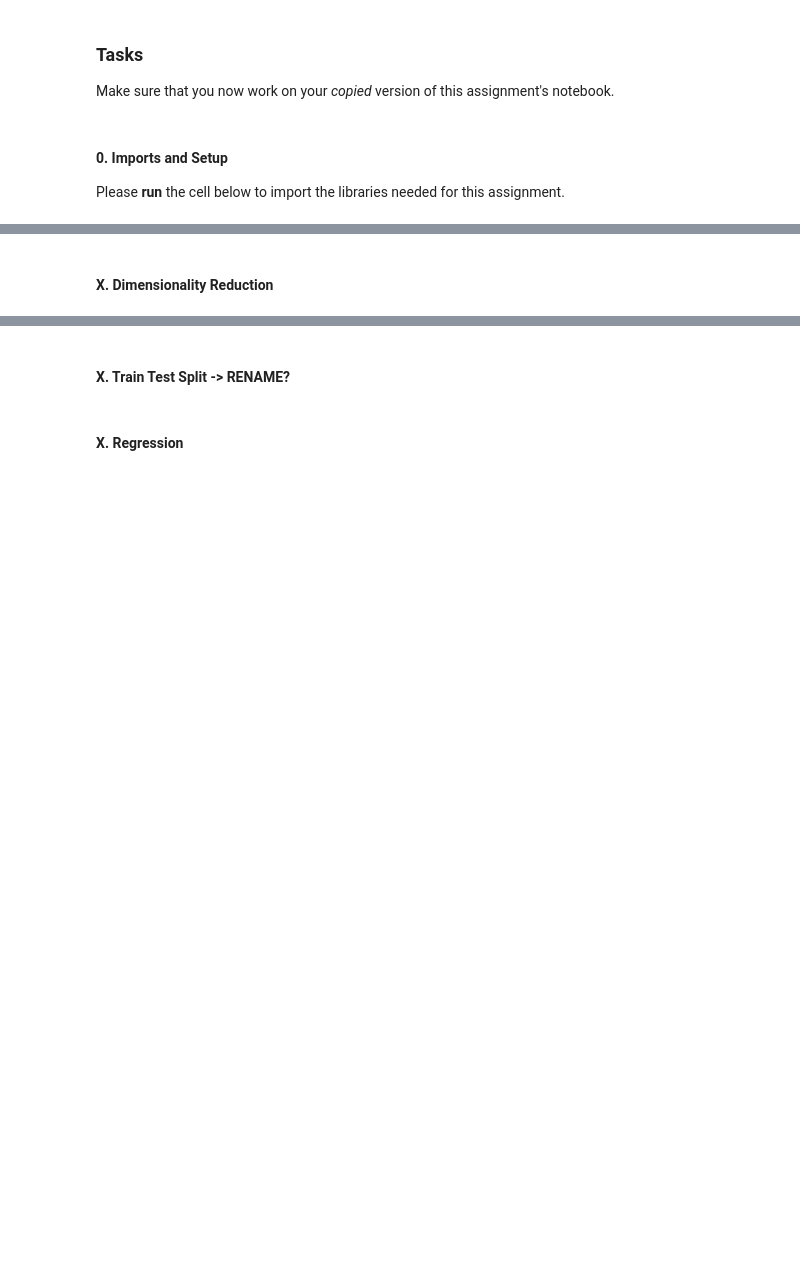
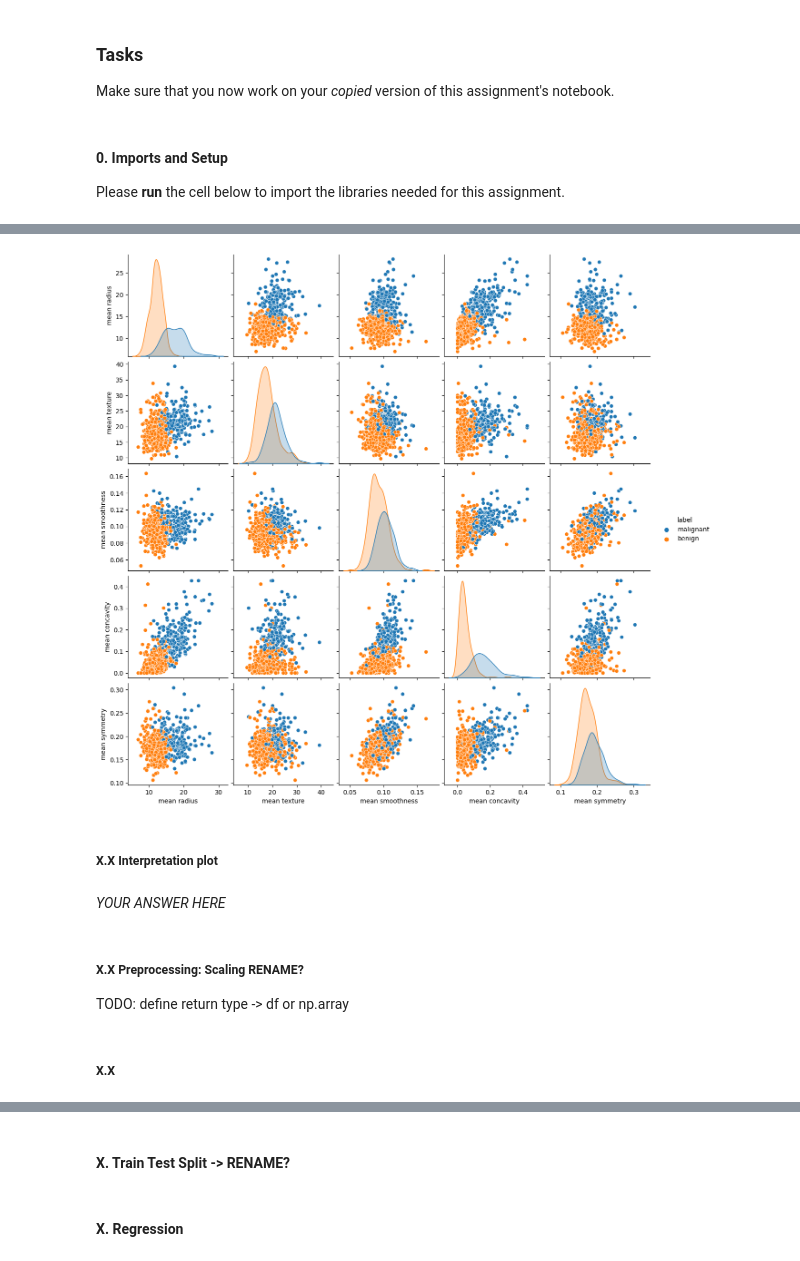
Before and after one commit to digikolleg-data-science-psychology/ads_exercise, a Jupyter notebook: course_directory/ads_exercise/source/10_machine_learning/10_machine_learning.ipynb, the cells around one changed output, grey strips where cells are left out. Drawn from its saved outputs; the diff is of its cells as text; code cells hidden in the pictures; blank space fills up the shorter version.

```diff
--- a/course_directory/ads_exercise/source/10_machine_learning/10_machine_learning.ipynb
+++ b/course_directory/ads_exercise/source/10_machine_learning/10_machine_learning.ipynb
@@ -45,0 +76,9 @@ import seaborn as sns
+# %%
+### BEGIN SOLUTION
+data_cancer = load_breast_cancer()
+df_cancer = pd.DataFrame(data_cancer["data"], columns=data_cancer["feature_names"])
+df_cancer["label"] = data_cancer["target"] # 0: malignant, 1: benign
+df_cancer.loc[df_cancer["label"] == 0, ["label"]] = "malignant"
+df_cancer.loc[df_cancer["label"] == 1, ["label"]] = "benign"
+df_cancer.head()
+### END SOLUTION
@@ -81,0 +116,7 @@ from sklearn.metrics import confusion_matrix, accuracy_score#, plot_confusion_ma
+# %%
+### BEGIN SOLUTION
+data_plot = df_cancer.loc[:, ["mean radius", "mean texture", "mean smoothness", "label", "mean concavity", "mean symmetry"]]
+pp = sns.pairplot(data=data_plot, hue="label")
+### END SOLUTION
+# %% [output]
+[figure, added]
@@ -82,3 +127,11 @@ from sklearn.metrics import confusion_matrix, accuracy_score#, plot_confusion_ma
+# %% [markdown]
+##### X.X Interpretation plot
+# %% [markdown]
+*YOUR ANSWER HERE*
+# %% [markdown]
+##### X.X Preprocessing: Scaling RENAME?
+
+TODO: define return type -> df or np.array
 # %%
 ### BEGIN SOLUTION
 def scale_data(data):
@@ -95,2 +148,2 @@ assert np.abs(np.sum(np.mean(res_scaled, axis=0))) < 1e-10
 # %% [markdown]
-#### X. Dimensionality Reduction
+##### X.X
```
Also changed, not shown: parts of 62 cells of this notebook.
